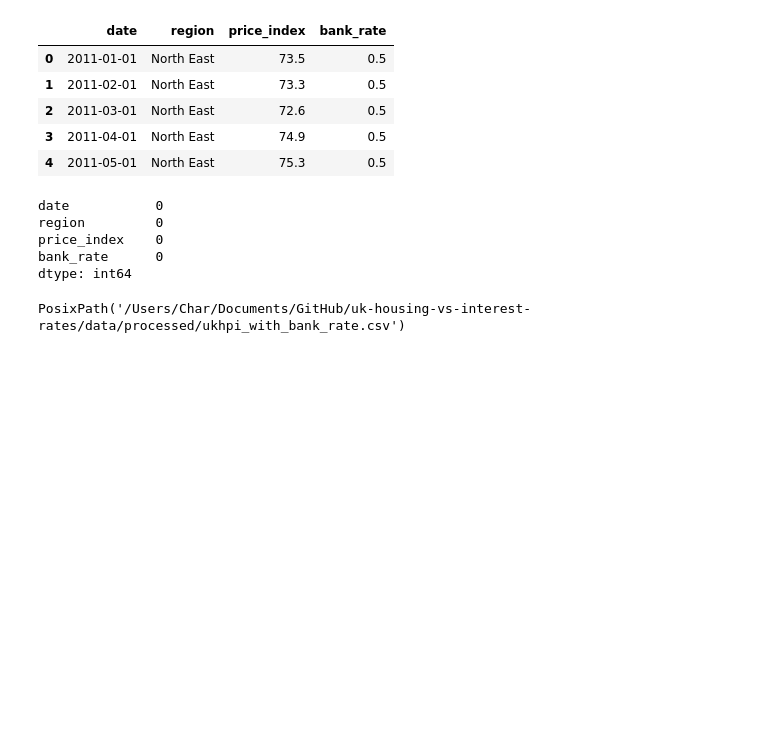
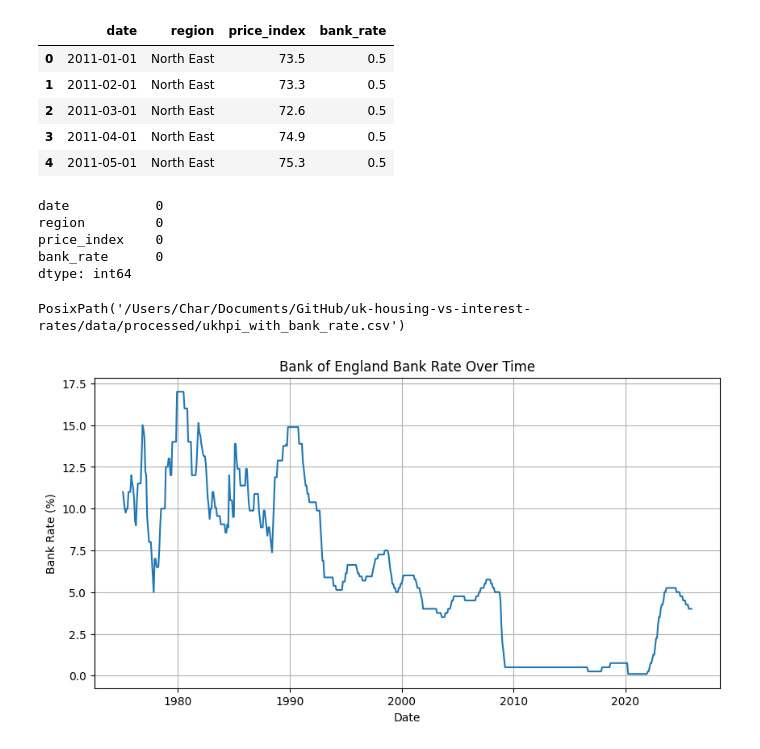
Before and after one commit to rabbittibbar10/uk-housing-vs-interest-rates, a Jupyter notebook: notebooks/01_data_download_and_clean.ipynb, the cells around one changed output. Drawn from its saved outputs; the diff is of its cells as text; code cells hidden in the pictures; blank space fills up the shorter version.

Commit message:
Finalise buy-to-let analysis, regional rankings, and visualisations

```diff
--- a/notebooks/01_data_download_and_clean.ipynb
+++ b/notebooks/01_data_download_and_clean.ipynb
@@ -535,3 +535,13 @@ merged.to_csv(output_path, index=False)
 output_path
 # %% [output]
 PosixPath('/Users/Char/Documents/GitHub/uk-housing-vs-interest-rates/data/processed/ukhpi_with_bank_rate.csv')
+# %%
+plt.figure(figsize=(10, 5))
+plt.plot(bank_monthly["date"], bank_monthly["bank_rate"])
+plt.title("Bank of England Bank Rate Over Time")
+plt.xlabel("Date")
+plt.ylabel("Bank Rate (%)")
+plt.grid(True)
+plt.show()
+# %% [output]
+[figure, added]
```
Also changed, not shown: parts of 10 cells of this notebook, 1 other file.
